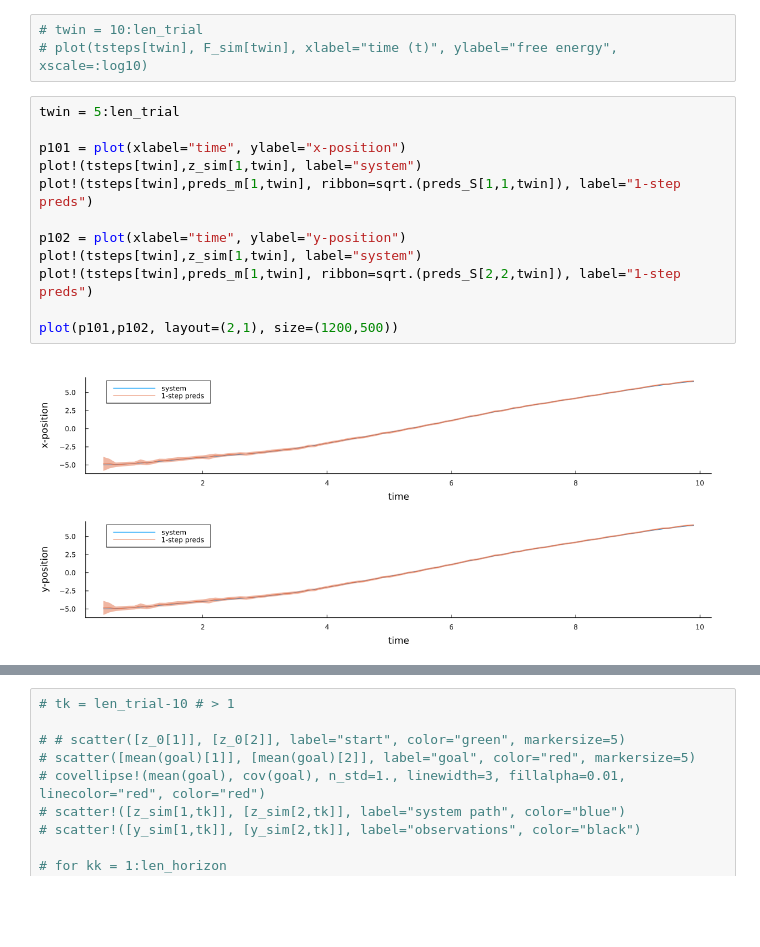
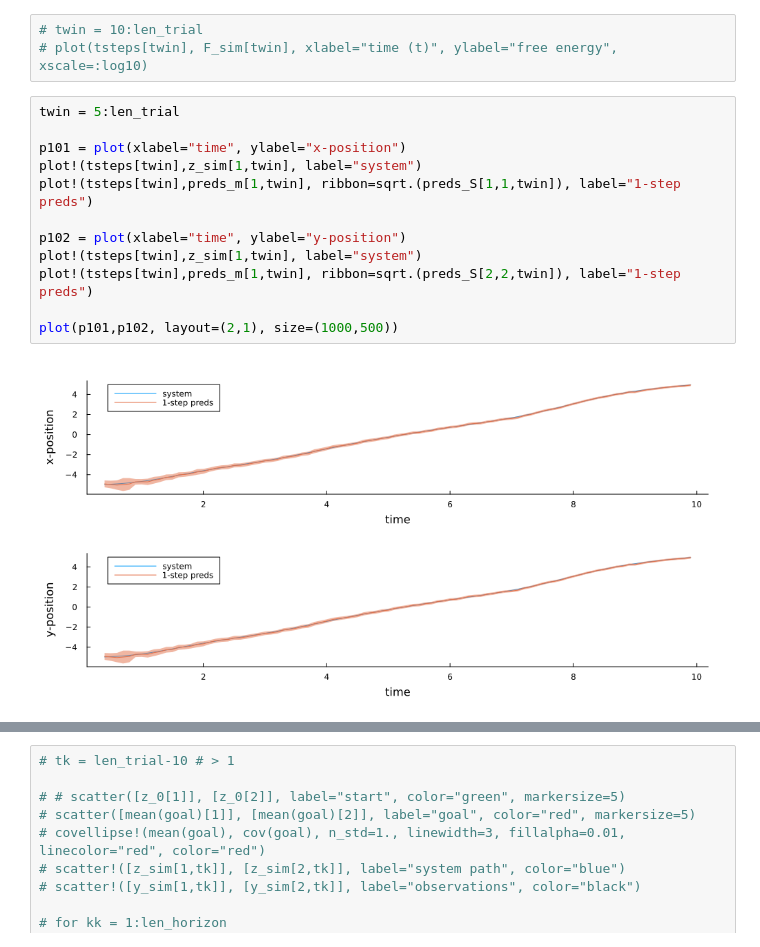
Before and after one commit to biaslab/marxefe-mp, a Jupyter notebook: experiments/MARXEFE botnav.ipynb, the cells around one changed output, grey strips where cells are left out. Drawn from its saved outputs; the diff is of its cells as text; blank space fills up the shorter version.

```diff
--- a/experiments/MARXEFE botnav.ipynb
+++ b/experiments/MARXEFE botnav.ipynb
@@ -209,17 +210,17 @@ heatmap(Ms[:,:,end], yflip=true)
 # %%
 twin = 5:len_trial
 
 p101 = plot(xlabel="time", ylabel="x-position")
 plot!(tsteps[twin],z_sim[1,twin], label="system")
 plot!(tsteps[twin],preds_m[1,twin], ribbon=sqrt.(preds_S[1,1,twin]), label="1-step preds")
 
 p102 = plot(xlabel="time", ylabel="y-position")
 plot!(tsteps[twin],z_sim[1,twin], label="system")
 plot!(tsteps[twin],preds_m[1,twin], ribbon=sqrt.(preds_S[2,2,twin]), label="1-step preds")
 
-plot(p101,p102, layout=(2,1), size=(1200,500))
+plot(p101,p102, layout=(2,1), size=(1000,500))
 # %% [output]
-[figure, old version]
+[figure, new version]
 # %%
 twin = 10:len_trial
 
```
Also changed, not shown: parts of 25 cells of this notebook, 5 other files.
